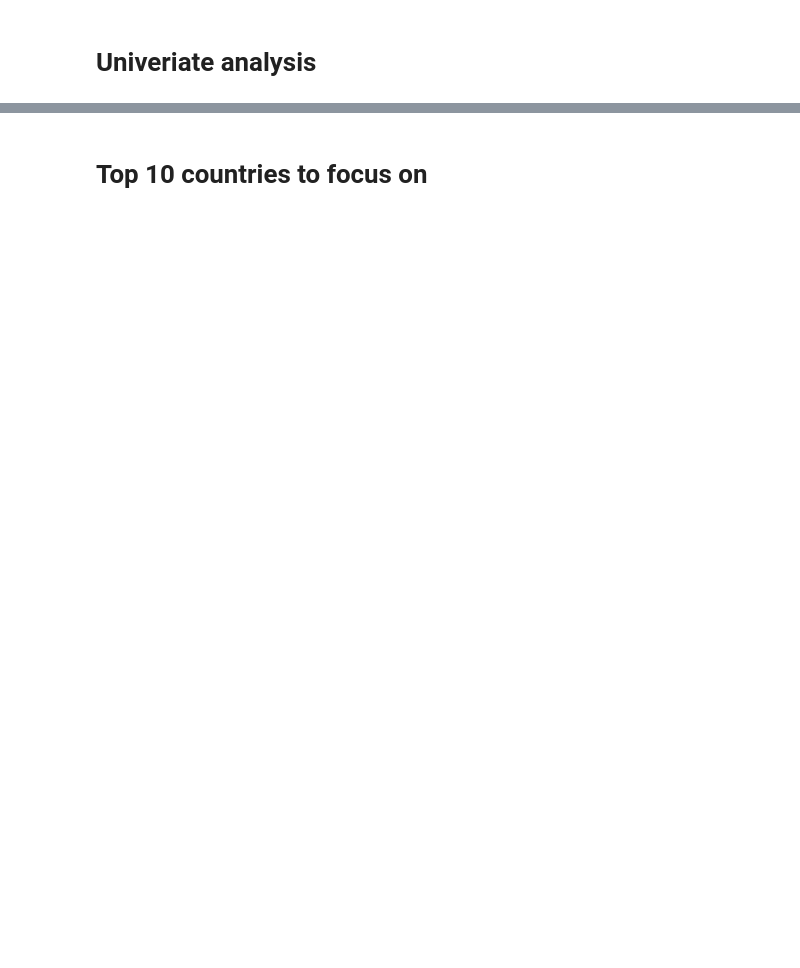
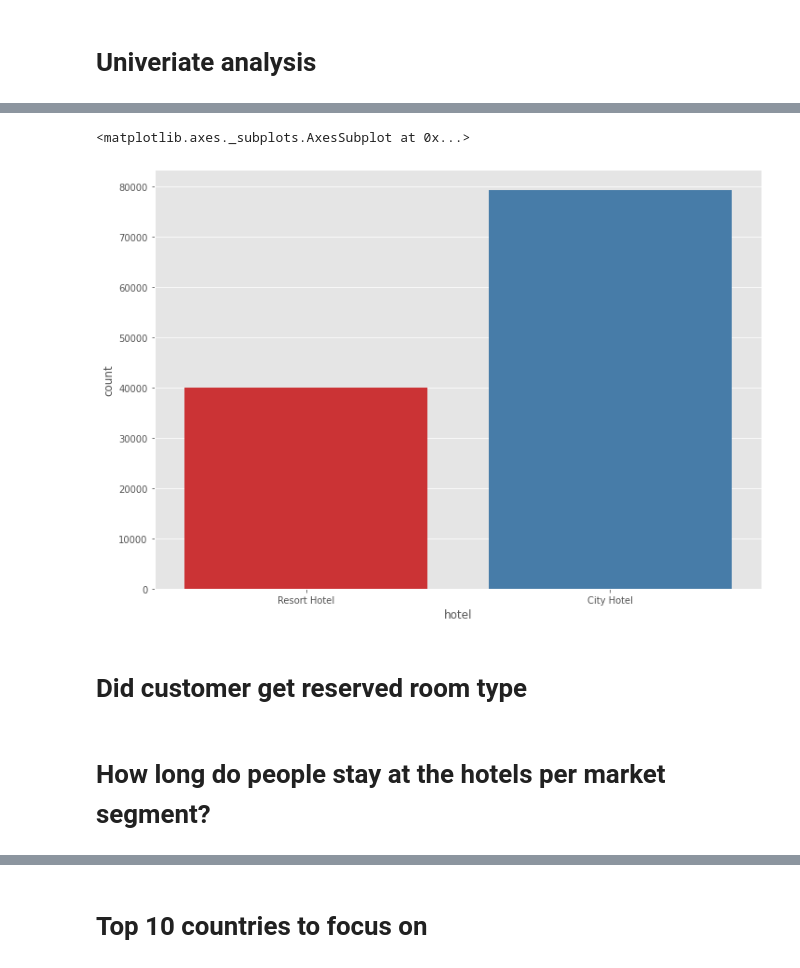
Before and after one commit to aynaval/Hotel-booking-analysis_EDA, a Jupyter notebook: EDA_Capstone_Project.ipynb, the cells around one changed output, grey strips where cells are left out. Saved outputs shown, nothing was run; the diff lists cells and outputs as text; code cells hidden in the pictures; blank space fills up the shorter version.

```diff
--- a/EDA_Capstone_Project.ipynb
+++ b/EDA_Capstone_Project.ipynb
@@ -383,0 +350,11 @@ plt.grid(axis = 'y')
+# %%
+
+rcParams['figure.figsize'] = 11.7,8.27
+sns.countplot(data['hotel'],palette="Set1")
+# %% [output]
+<matplotlib.axes._subplots.AxesSubplot at 0x...>
+[figure, added]
+# %% [markdown]
+#  Did customer get reserved room type
+# %% [markdown]
+# How long do people stay at the hotels per market segment?
```
Also changed, not shown: parts of 40 cells of this notebook.
